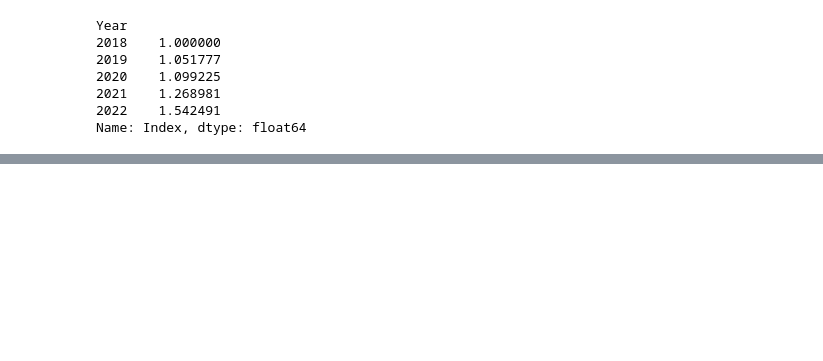
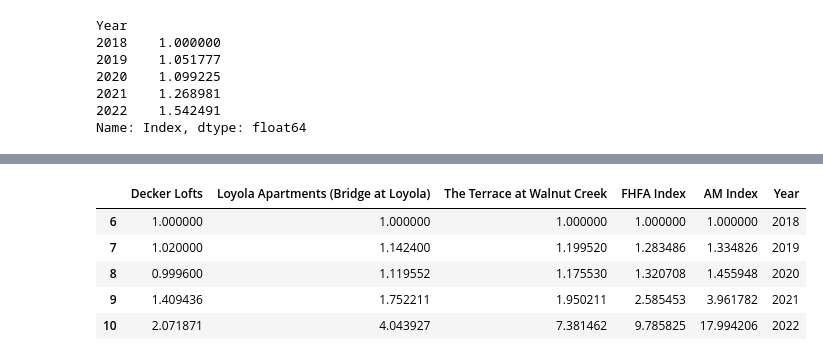
Before and after one commit to randymi01/nrp_analysis, a Jupyter notebook: closest/main.ipynb, the cells around one changed output, grey strips where cells are left out. Saved outputs shown, nothing was run; the diff lists cells and outputs as text; code cells hidden in the pictures; blank space fills up the shorter version.

```diff
--- a/closest/main.ipynb
+++ b/closest/main.ipynb
@@ -65,0 +99,13 @@ plt.show()
+# %%
+df_a = pd.read_csv("austin.csv")
+df_a = df_a[df_a["Year"] >= 2018]
+years = df_a["Year"]
+df_a = df_a.loc[:,list(df_a.columns[1:])].apply(lambda x: x/x[6], axis = 0)
+df_a["Year"] = years
+# %% [output]
+|  | Decker Lofts | Loyola Apartments (Bridge at Loyola) | The Terrace at Walnut Creek | FHFA Index | AM Index | Year |
+| 6 | 1.000000 | 1.000000 | 1.000000 | 1.000000 | 1.000000 | 2018 |
+| 7 | 1.020000 | 1.142400 | 1.199520 | 1.283486 | 1.334826 | 2019 |
+| 8 | 0.999600 | 1.119552 | 1.175530 | 1.320708 | 1.455948 | 2020 |
+| 9 | 1.409436 | 1.752211 | 1.950211 | 2.585453 | 3.961782 | 2021 |
+| 10 | 2.071871 | 4.043927 | 7.381462 | 9.785825 | 17.994206 | 2022 |
```
Also changed, not shown: parts of 6 cells of this notebook, 5 other files.
